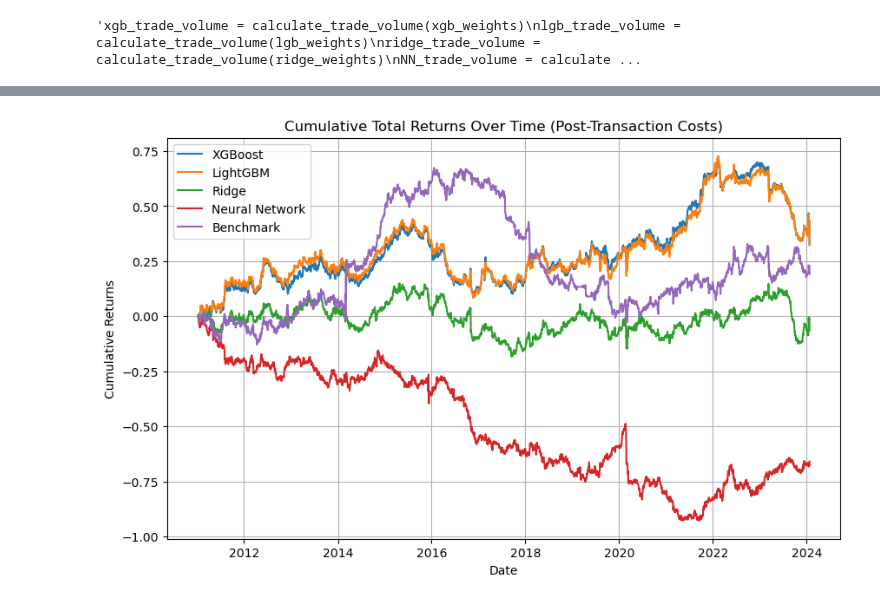
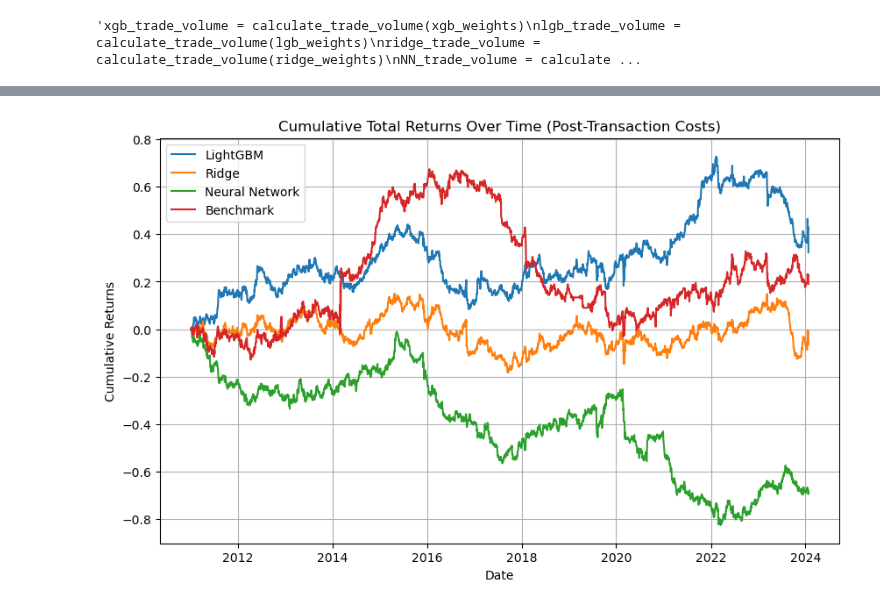
Before and after one commit to OscarAzrak/Master-thesis, a Jupyter notebook: Files/Codes_non_cross.ipynb, the cells around one changed output, grey strips where cells are left out. Cells and saved outputs as stored; diff of their text form; code cells hidden in the pictures.

```diff
--- a/Files/Codes_non_cross.ipynb
+++ b/Files/Codes_non_cross.ipynb
@@ -300,44 +279,38 @@ metrics_df
 # %%
-xgb_turnover = xgb_weights.diff().abs().sum(axis=1)  # Daily turnover
 ridge_turnover = ridge_weights.diff().abs().sum(axis=1)
 lgb_turnover = lgb_weights.diff().abs().sum(axis=1)
 NN_turnover = NN_weights.diff().abs().sum(axis=1)
 bench_turnover = benchmark_weights.diff().abs().sum(axis=1)
 
 
-xgb_trans_cost = xgb_turnover * 0.01 * 0.01  # Daily transaction costs
 ridge_trans_cost = ridge_turnover * 0.01 *0.01
 lgb_trans_cost = lgb_turnover * 0.01 * 0.01
 NN_trans_cost = NN_turnover * 0.01 * 0.01
 bench_trans_cost = bench_turnover * 0.01 * 0.01
 
-xgb_adjusted_returns = xgb_total_returns - xgb_trans_cost  # Adjusted returns after transaction costs
 ridge_adjusted_returns = ridge_total_returns - ridge_trans_cost
 lgb_adjusted_returns = lgb_total_returns - lgb_trans_cost
 NN_adjusted_returns = NN_total_returns - lgb_trans_cost
 bench_adjusted_returns = benchmark_total_returns - bench_trans_cost
 
-xgb_cumulative_total_returns_post_cost = xgb_adjusted_returns.cumsum()  # Cumulative total returns after transaction costs
 ridge_cumulative_total_returns_post_cost = ridge_adjusted_returns.cumsum()
 lgb_cumulative_total_returns_post_cost = lgb_adjusted_returns.cumsum()
 NN_cumulative_total_returns_post_cost = NN_adjusted_returns.cumsum()
 bench_cumulative_total_returns_post_cost = bench_adjusted_returns.cumsum()
+
+
+
+# Plot the cumulative total returns for each model
+plt.figure(figsize=(10, 6))
+plt.plot(lgb_cumulative_total_returns_post_cost, label='LightGBM')
+plt.plot(ridge_cumulative_total_returns_post_cost, label='Ridge')
+plt.plot(NN_cumulative_total_returns_post_cost, label='Neural Network')
+plt.plot(bench_cumulative_total_returns_post_cost, label='Benchmark')
+plt.title('Cumulative Total Returns Over Time (Post-Transaction Costs)')
+plt.xlabel('Date')
+plt.ylabel('Cumulative Returns')
+plt.legend()
+plt.grid(True)
+plt.show()
+# %% [output]
+[figure, added]
-# %%
-
-
-
-# Plot the cumulative total returns for each model
-plt.figure(figsize=(10, 6))
-plt.plot(xgb_cumulative_total_returns_post_cost, label='XGBoost')
-plt.plot(lgb_cumulative_total_returns_post_cost, label='LightGBM')
-plt.plot(ridge_cumulative_total_returns_post_cost, label='Ridge')
-plt.plot(NN_cumulative_total_returns_post_cost, label='Neural Network')
-plt.plot(bench_cumulative_total_returns_post_cost, label='Benchmark')
-plt.title('Cumulative Total Returns Over Time (Post-Transaction Costs)')
-plt.xlabel('Date')
-plt.ylabel('Cumulative Returns')
-plt.legend()
-plt.grid(True)
-plt.show()
-# %% [output]
-[figure, removed]
```
Also changed, not shown: parts of 9 cells of this notebook.
